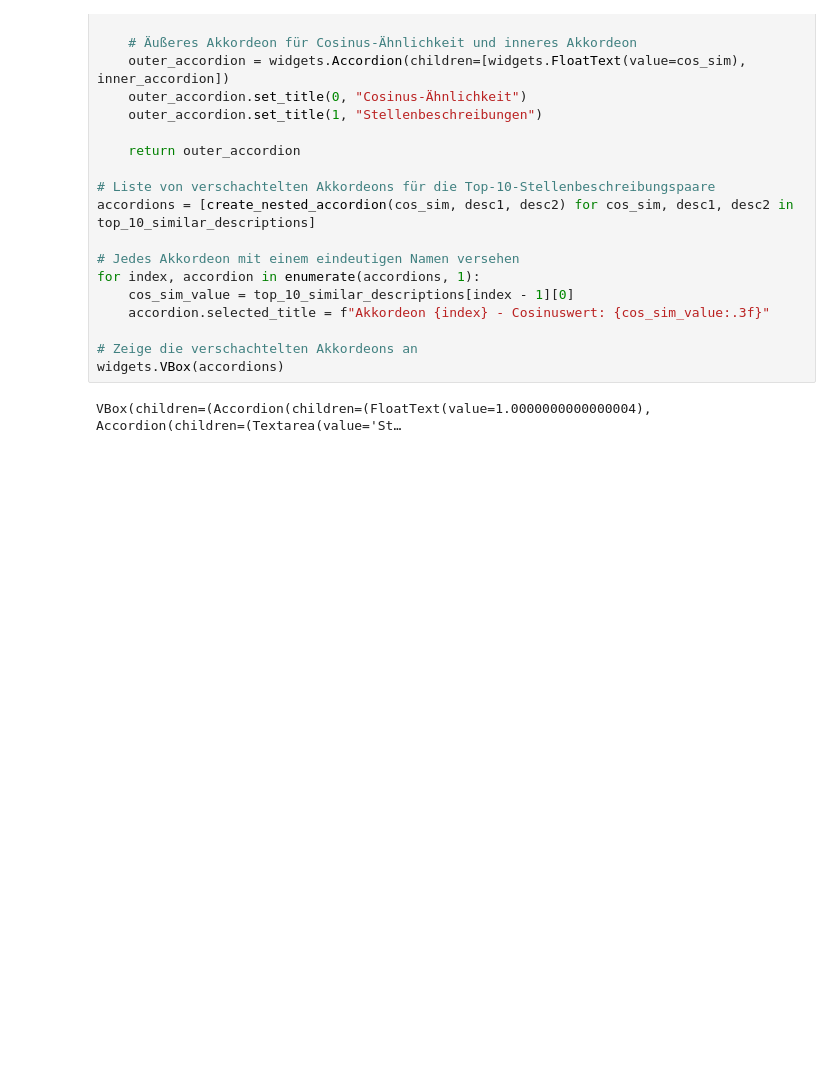
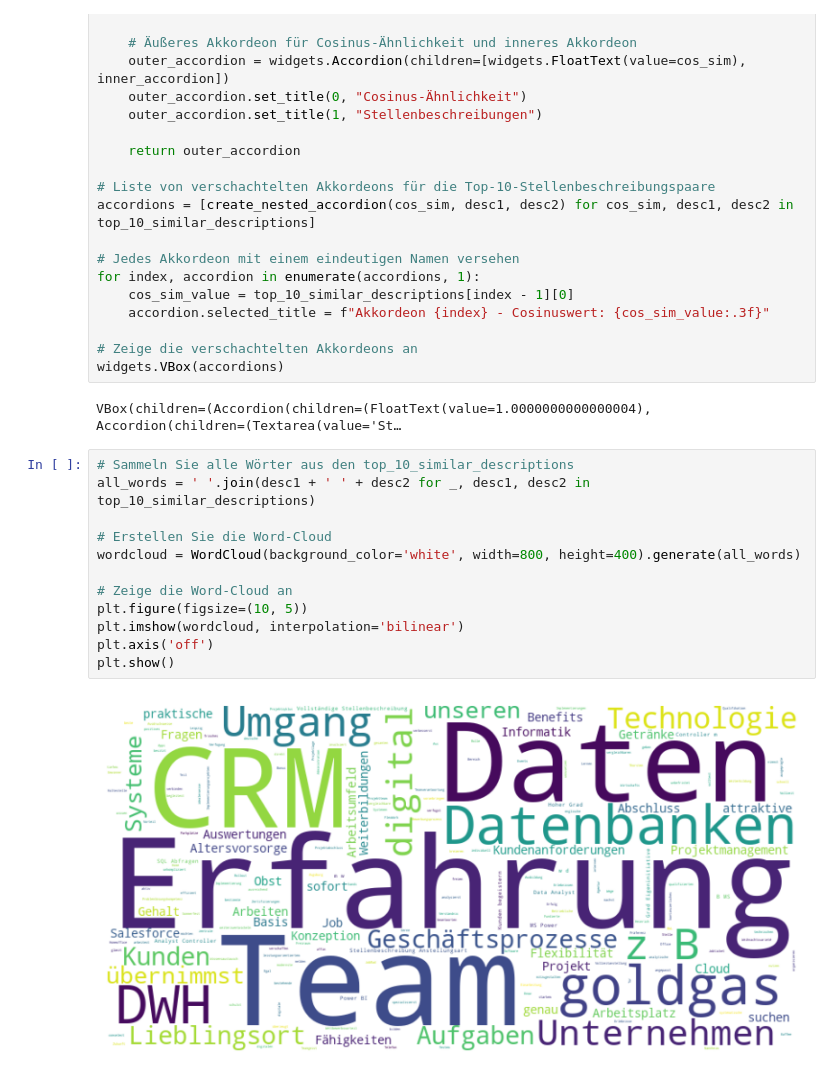
Before and after one commit to FForthmann/Text-Analytics, a Jupyter notebook: job-advertisements.ipynb, the cells around one changed output. Cells and saved outputs as stored; diff of their text form; blank space fills up the shorter version.

Commit message:
Added WordCloud

```diff
--- a/job-advertisements.ipynb
+++ b/job-advertisements.ipynb
@@ -217,3 +221,17 @@ for index, accordion in enumerate(accordions, 1):
 widgets.VBox(accordions)
 # %% [output]
 VBox(children=(Accordion(children=(FloatText(value=1.0000000000000004), Accordion(children=(Textarea(value='St…
+# %%
+# Sammeln Sie alle Wörter aus den top_10_similar_descriptions
+all_words = ' '.join(desc1 + ' ' + desc2 for _, desc1, desc2 in top_10_similar_descriptions)
+
+# Erstellen Sie die Word-Cloud
+wordcloud = WordCloud(background_color='white', width=800, height=400).generate(all_words)
+
+# Zeige die Word-Cloud an
+plt.figure(figsize=(10, 5))
+plt.imshow(wordcloud, interpolation='bilinear')
+plt.axis('off')
+plt.show()
+# %% [output]
+[figure, added]
```
Also changed, not shown: parts of 2 cells of this notebook.
